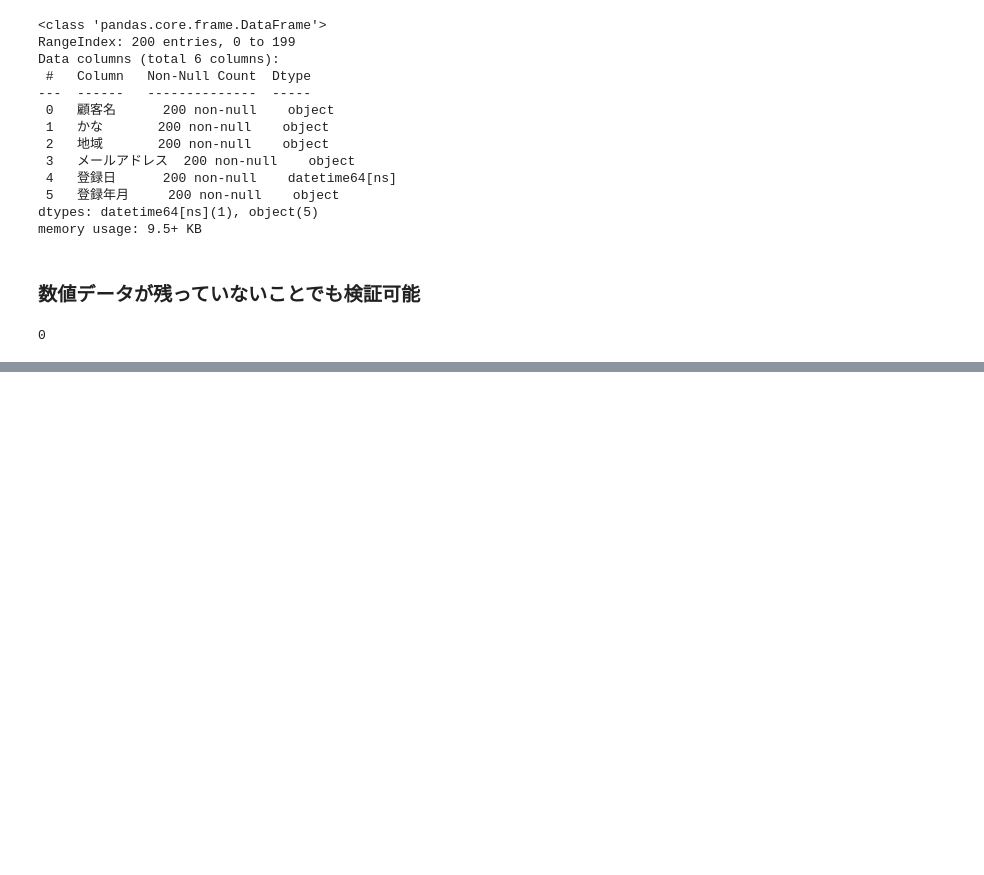
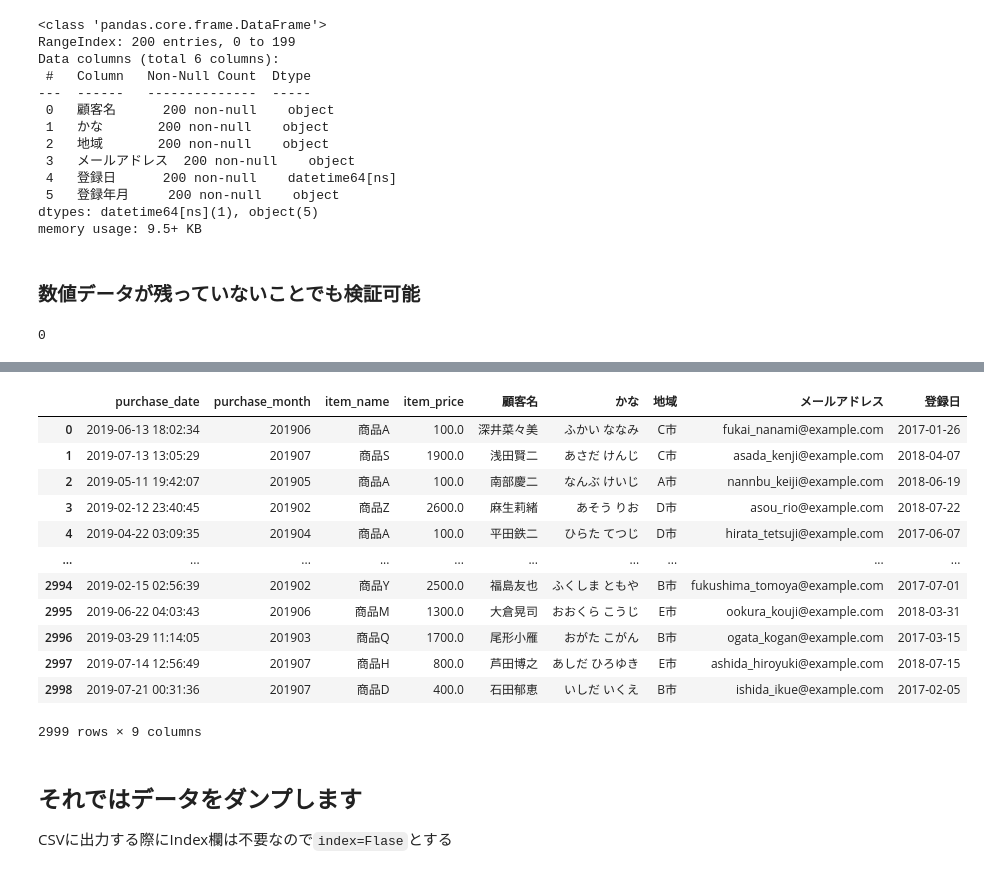
Before and after one commit to KatsuyaSatake/100-knocks-for-python, a Jupyter notebook: chap_02/Chapter02-DataClensing-For-Retailer.ipynb, the cells around one changed output, grey strips where cells are left out. Cells and saved outputs as stored; diff of their text form; code cells hidden in the pictures; blank space fills up the shorter version.

````diff
--- a/chap_02/Chapter02-DataClensing-For-Retailer.ipynb
+++ b/chap_02/Chapter02-DataClensing-For-Retailer.ipynb
@@ -376,0 +416,20 @@ flg_is_serial.sum()
+# %%
+dump_data = join_data[["purchase_date", "purchase_month", "item_name", "item_price", "顧客名", "かな", "地域", "メールアドレス", "登録日"]]
+dump_data
+# %% [output]
+|  | purchase_date | purchase_month | item_name | item_price | 顧客名 | かな | 地域 | メールアドレス | 登録日 |
+| 0 | 2019-06-13 18:02:34 | 201906 | 商品A | 100.0 | 深井菜々美 | ふかい ななみ | C市 | fukai_nanami@example.com | 2017-01-26 |
+| 1 | 2019-07-13 13:05:29 | 201907 | 商品S | 1900.0 | 浅田賢二 | あさだ けんじ | C市 | asada_kenji@example.com | 2018-04-07 |
+| 2 | 2019-05-11 19:42:07 | 201905 | 商品A | 100.0 | 南部慶二 | なんぶ けいじ | A市 | nannbu_keiji@example.com | 2018-06-19 |
+| 3 | 2019-02-12 23:40:45 | 201902 | 商品Z | 2600.0 | 麻生莉緒 | あそう りお | D市 | asou_rio@example.com | 2018-07-22 |
+| 4 | 2019-04-22 03:09:35 | 201904 | 商品A | 100.0 | 平田鉄二 | ひらた てつじ | D市 | hirata_tetsuji@example.com | 2017-06-07 |
+| ... | ... | ... | ... | ... | ... | ... | ... | ... | ... |
+| 2994 | 2019-02-15 02:56:39 | 201902 | 商品Y | 2500.0 | 福島友也 | ふくしま ともや | B市 | fukushima_tomoya@example.com | 2017-07-01 |
+| 2995 | 2019-06-22 04:03:43 | 201906 | 商品M | 1300.0 | 大倉晃司 | おおくら こうじ | E市 | ookura_kouji@example.com | 2018-03-31 |
+| 2996 | 2019-03-29 11:14:05 | 201903 | 商品Q | 1700.0 | 尾形小雁 | おがた こがん | B市 | ogata_kogan@example.com | 2017-03-15 |
+| 2997 | 2019-07-14 12:56:49 | 201907 | 商品H | 800.0 | 芦田博之 | あしだ ひろゆき | E市 | ashida_hiroyuki@example.com | 2018-07-15 |
+| 2998 | 2019-07-21 00:31:36 | 201907 | 商品D | 400.0 | 石田郁恵 | いしだ いくえ | B市 | ishida_ikue@example.com | 2017-02-05 |
+2999 rows × 9 columns
+# %% [markdown]
+## それではデータをダンプします
+CSVに出力する際にIndex欄は不要なので```index=Flase```とする
````
Also changed, not shown: parts of 18 cells of this notebook.
